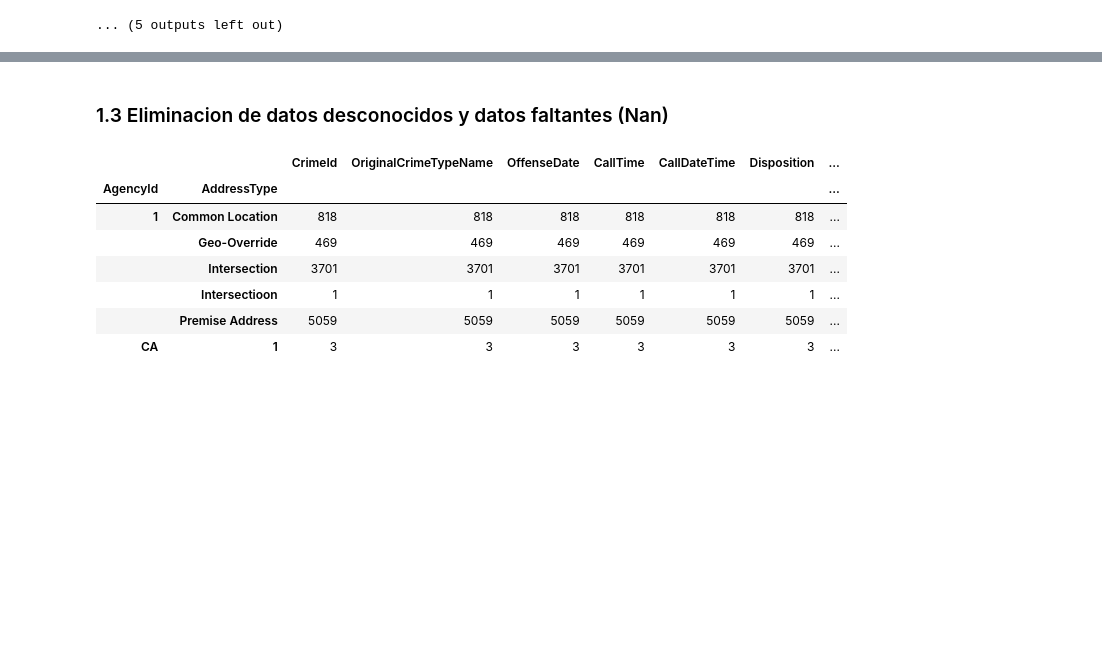
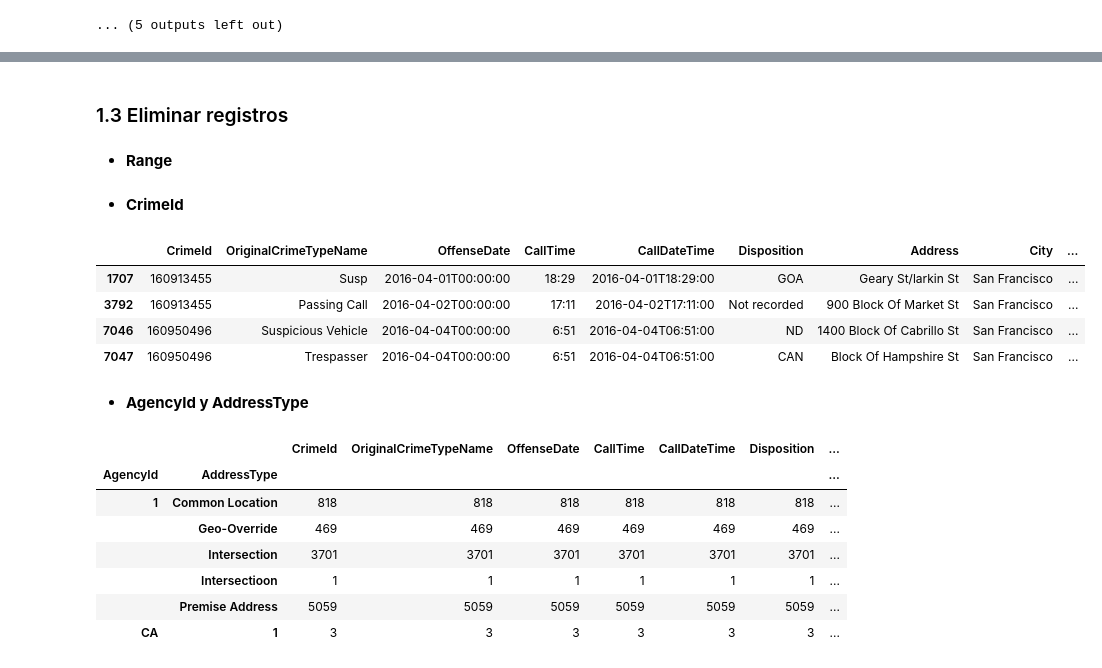
Before and after one commit to soyMA05/MineriaP2Lab2, a Jupyter notebook: [NRC_6292]_MiguelCastillo_Lab2Unidad2.ipynb, the cells around one changed output, grey strips where cells are left out. Drawn from its saved outputs; the diff is of its cells as text; code cells hidden in the pictures; blank space fills up the shorter version.

Commit message:
Eliminacion de registros de Range, CrimeId, AgencyId y AddressType que contienen datos faltantes, duplicados y desconocidos

```diff
--- a/[NRC_6292]_MiguelCastillo_Lab2Unidad2.ipynb
+++ b/[NRC_6292]_MiguelCastillo_Lab2Unidad2.ipynb
@@ -329,3 +352,5 @@ valores_unicos_etiquetas(caracteristicas)
 # %% [markdown]
-### 1.3 Eliminacion de datos desconocidos y datos faltantes (Nan)
+### 1.3 Eliminar registros
+# %% [markdown]
+* **Range**
 # %%
@@ -333,2 +358,15 @@ valores_unicos_etiquetas(caracteristicas)
 df.drop(columns='Range', axis=1, inplace=True)
+# %% [markdown]
+* **CrimeId**
+# %%
+""" obtener registros de datos duplicados de la columna CrimeId para eliminarlos"""
+df[df.duplicated('CrimeId')]
+# %% [output]
+|  | CrimeId | OriginalCrimeTypeName | OffenseDate | CallTime | CallDateTime | Disposition | Address | City | ... |
+| 1707 | 160913455 | Susp | 2016-04-01T00:00:00 | 18:29 | 2016-04-01T18:29:00 | GOA | Geary St/larkin St | San Francisco | ... |
+| 3792 | 160913455 | Passing Call | 2016-04-02T00:00:00 | 17:11 | 2016-04-02T17:11:00 | Not recorded | 900 Block Of Market St | San Francisco | ... |
+| 7046 | 160950496 | Suspicious Vehicle | 2016-04-04T00:00:00 | 6:51 | 2016-04-04T06:51:00 | ND | 1400 Block Of Cabrillo St | San Francisco | ... |
+| 7047 | 160950496 | Trespasser | 2016-04-04T00:00:00 | 6:51 | 2016-04-04T06:51:00 | CAN | Block Of Hampshire St | San Francisco | ... |
+# %% [markdown]
+* **AgencyId y AddressType**
 # %%
```
Also changed, not shown: parts of 16 cells of this notebook.
